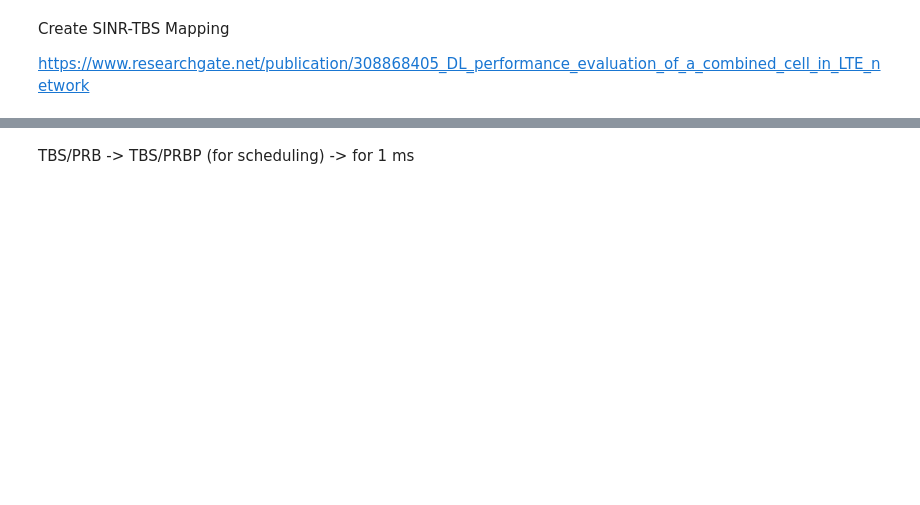
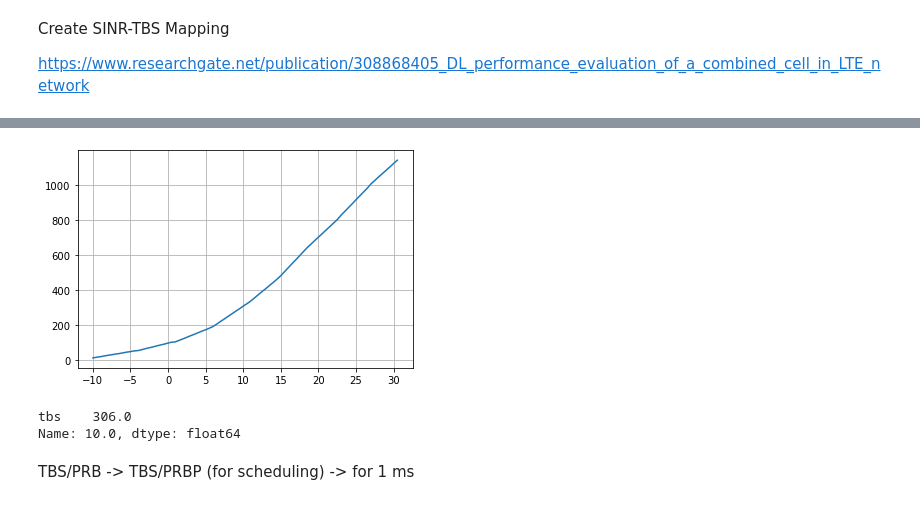
Before and after one commit to CarolineZoll/EDS, a Jupyter notebook: Data/SINR-TBS-mapping.ipynb, the cells around one changed output, grey strips where cells are left out. Drawn from its saved outputs; the diff is of its cells as text; code cells hidden in the pictures; blank space fills up the shorter version.

```diff
--- a/Data/SINR-TBS-mapping.ipynb
+++ b/Data/SINR-TBS-mapping.ipynb
@@ -71,5 +81,15 @@ sinr_tbs
 | 30.5 | 1140.0 |
 82 rows × 1 columns
+# %%
+plt.plot(sinr_tbs.index,sinr_tbs['tbs'])
+plt.grid()
+# %% [output]
+[figure, added]
+# %%
+sinr_tbs.iloc[40]
+# %% [output]
+tbs    306.0
+Name: 10.0, dtype: float64
 # %% [markdown]
 TBS/PRB -> TBS/PRBP (for scheduling) -> for 1 ms
 # %%
```
Also changed, not shown: parts of 2 cells of this notebook, 37 other files.
